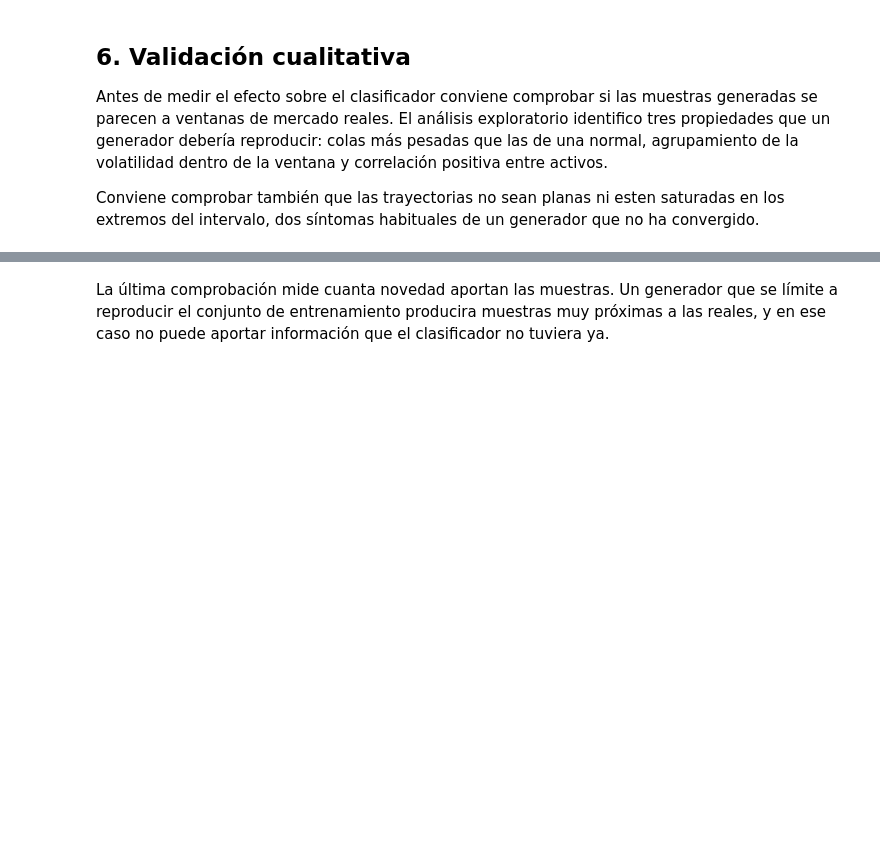
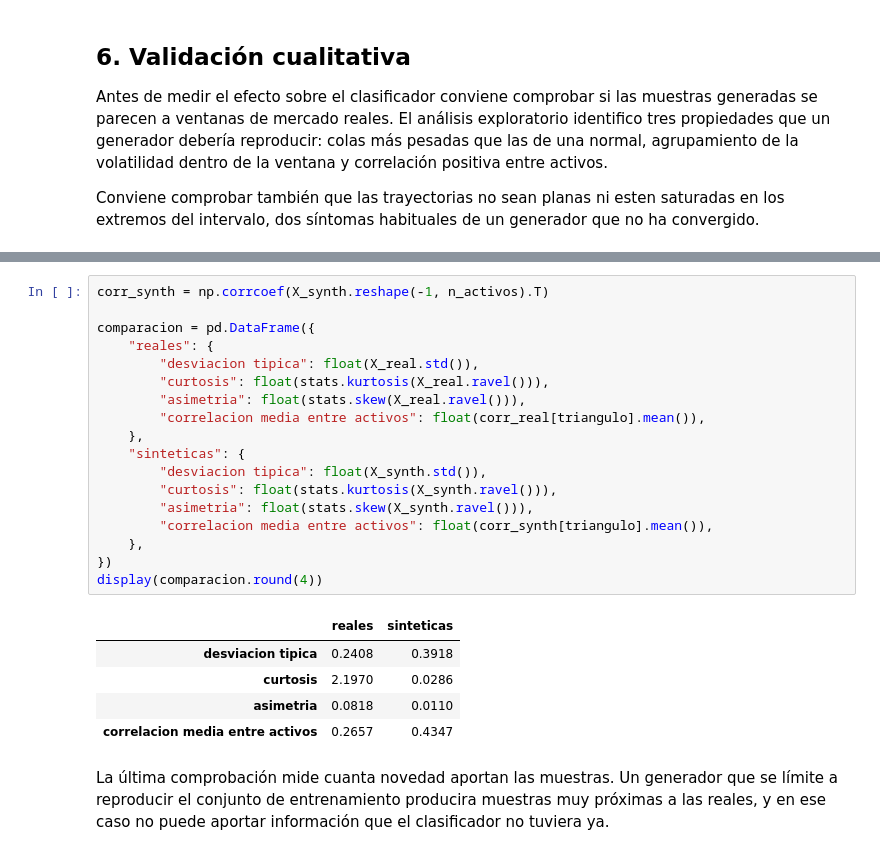
Before and after one commit to raulrodriguezlr/B5-T1, a Jupyter notebook: notebooks/06_generador_diffusion.ipynb, the cells around one changed output, grey strips where cells are left out. Drawn from its saved outputs; the diff is of its cells as text; blank space fills up the shorter version.

```diff
--- a/notebooks/06_generador_diffusion.ipynb
+++ b/notebooks/06_generador_diffusion.ipynb
@@ -181,3 +494,27 @@ plt.show()
+# %%
+corr_synth = np.corrcoef(X_synth.reshape(-1, n_activos).T)
+
+comparacion = pd.DataFrame({
+    "reales": {
+        "desviacion tipica": float(X_real.std()),
+        "curtosis": float(stats.kurtosis(X_real.ravel())),
+        "asimetria": float(stats.skew(X_real.ravel())),
+        "correlacion media entre activos": float(corr_real[triangulo].mean()),
+    },
+    "sinteticas": {
+        "desviacion tipica": float(X_synth.std()),
+        "curtosis": float(stats.kurtosis(X_synth.ravel())),
+        "asimetria": float(stats.skew(X_synth.ravel())),
+        "correlacion media entre activos": float(corr_synth[triangulo].mean()),
+    },
+})
+display(comparacion.round(4))
+# %% [output]
+|  | reales | sinteticas |
+| desviacion tipica | 0.2408 | 0.3918 |
+| curtosis | 2.1970 | 0.0286 |
+| asimetria | 0.0818 | 0.0110 |
+| correlacion media entre activos | 0.2657 | 0.4347 |
 # %% [markdown]
 La última comprobación mide cuanta novedad aportan las muestras. Un generador que
 se límite a reproducir el conjunto de entrenamiento producira muestras muy
```
Also changed, not shown: parts of 31 cells of this notebook, 52 other files.
